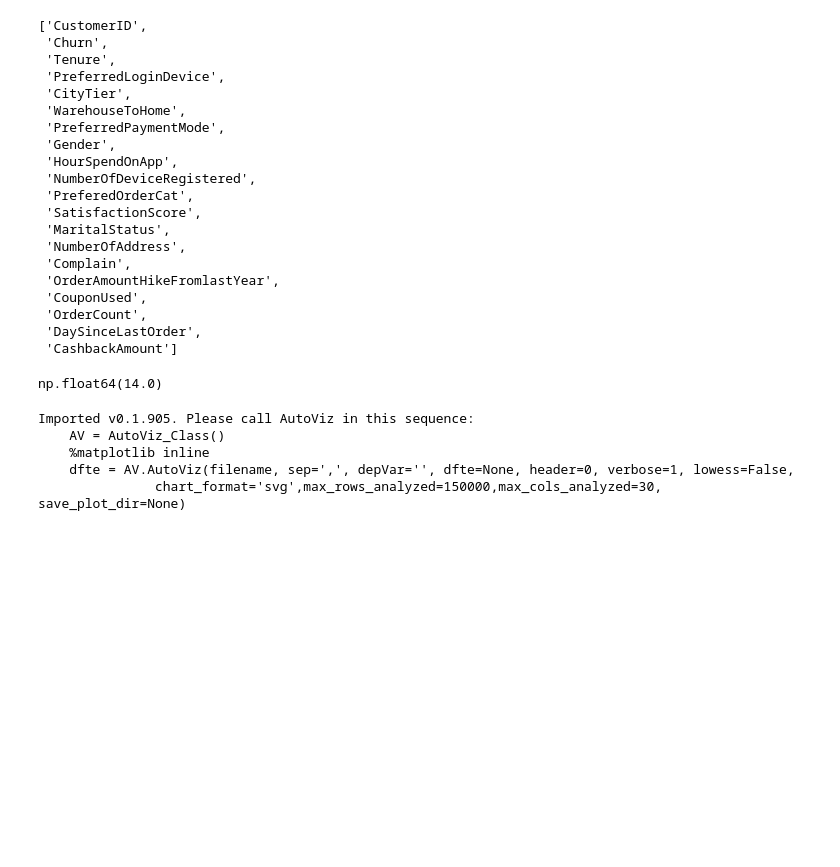
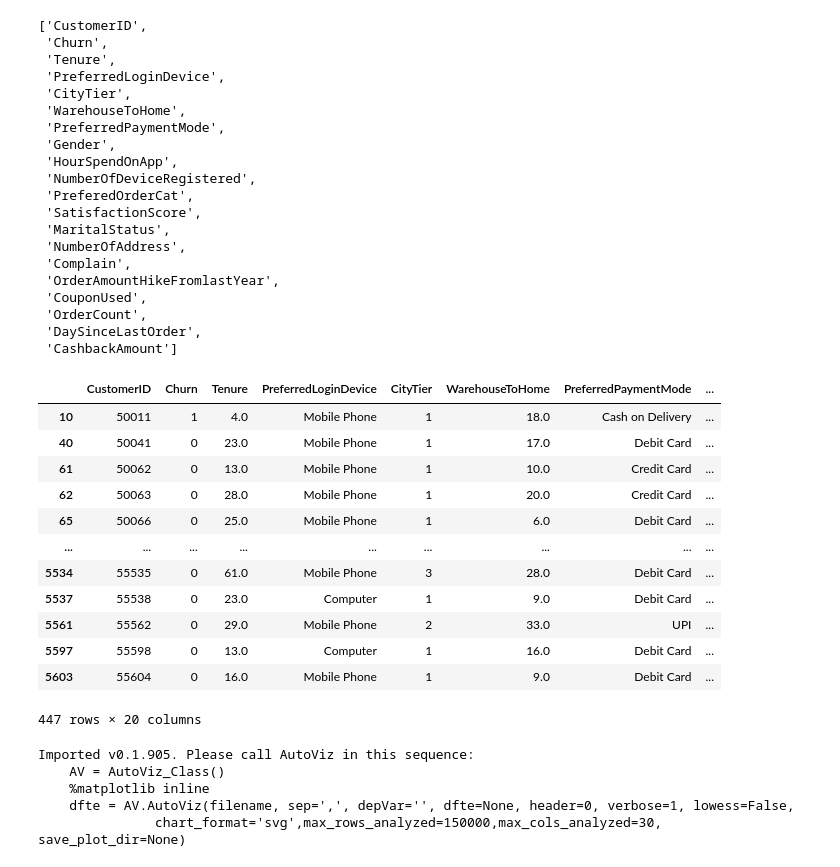
Before and after one commit to Maxwell-Selassie/Churn-Prediction, a Jupyter notebook: notebooks/eda.ipynb, the cells around one changed output. Drawn from its saved outputs; the diff is of its cells as text; code cells hidden in the pictures; blank space fills up the shorter version.

Commit message:
Customer Churn Prediction Model

```diff
--- a/notebooks/eda.ipynb
+++ b/notebooks/eda.ipynb
@@ -46,10 +46,22 @@ df.columns.tolist()
  'OrderCount',
  'DaySinceLastOrder',
  'CashbackAmount']
-# %%
-df['WarehouseToHome'].median()
-# %% [output]
-np.float64(14.0)
+# %%
+df[(df['CashbackAmount'] < 71) | (df['CashbackAmount'] > 271)]
+# %% [output]
+|  | CustomerID | Churn | Tenure | PreferredLoginDevice | CityTier | WarehouseToHome | PreferredPaymentMode | ... |
+| 10 | 50011 | 1 | 4.0 | Mobile Phone | 1 | 18.0 | Cash on Delivery | ... |
+| 40 | 50041 | 0 | 23.0 | Mobile Phone | 1 | 17.0 | Debit Card | ... |
+| 61 | 50062 | 0 | 13.0 | Mobile Phone | 1 | 10.0 | Credit Card | ... |
+| 62 | 50063 | 0 | 28.0 | Mobile Phone | 1 | 20.0 | Credit Card | ... |
+| 65 | 50066 | 0 | 25.0 | Mobile Phone | 1 | 6.0 | Debit Card | ... |
+| ... | ... | ... | ... | ... | ... | ... | ... | ... |
+| 5534 | 55535 | 0 | 61.0 | Mobile Phone | 3 | 28.0 | Debit Card | ... |
+| 5537 | 55538 | 0 | 23.0 | Computer | 1 | 9.0 | Debit Card | ... |
+| 5561 | 55562 | 0 | 29.0 | Mobile Phone | 2 | 33.0 | UPI | ... |
+| 5597 | 55598 | 0 | 13.0 | Computer | 1 | 16.0 | Debit Card | ... |
+| 5603 | 55604 | 0 | 16.0 | Mobile Phone | 1 | 9.0 | Debit Card | ... |
+447 rows × 20 columns
 # %%
 # ----dataset overview--------
 def dataset_overview(df: pd.DataFrame):
```
Also changed, not shown: 1 other file.
